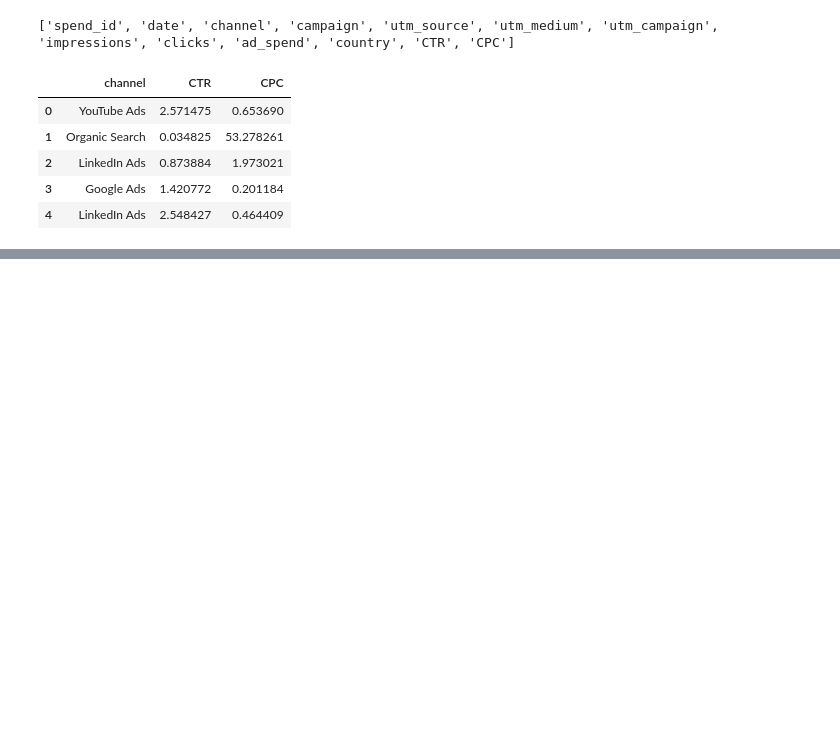
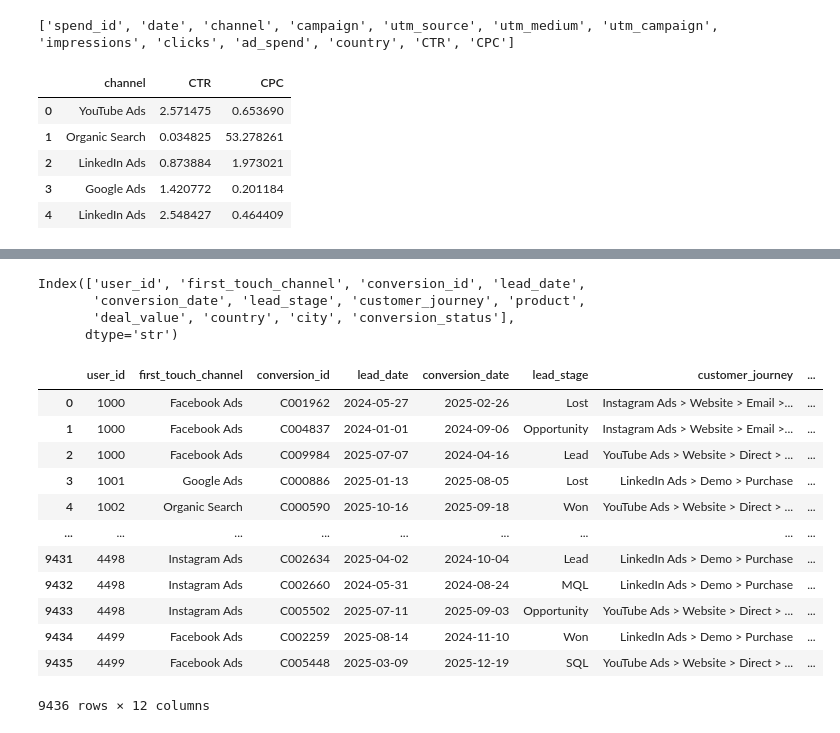
Before and after one commit to hitteshkharyal/Marketing-_ROI_Dashboard, a Jupyter notebook: project1.ipynb, the cells around one changed output, grey strips where cells are left out. Saved outputs shown, nothing was run; the diff lists cells and outputs as text; code cells hidden in the pictures; blank space fills up the shorter version.

Commit message:
creating new table by sql & saved cleaned data as customer_journey.csv fetching first touch deal_value saved as first_touch_attribution.csv

```diff
--- a/project1.ipynb
+++ b/project1.ipynb
@@ -222,3 +366,6 @@ ad_spend[['channel', 'CTR', 'CPC']].head()
 | 2 | LinkedIn Ads | 0.873884 | 1.973021 |
 | 3 | Google Ads | 1.420772 | 0.201184 |
 | 4 | LinkedIn Ads | 2.548427 | 0.464409 |
+# %%
+import sqlite3
+conn = sqlite3.connect("../marketing.db")
@@ -224,0 +456,17 @@ ad_spend[['channel', 'CTR', 'CPC']].head()
+# %%
+first_touch_query = """
+SELECT
+    user_id,
+    traffic_source AS first_touch_channel
+FROM (
+    SELECT
+        user_id,
+        traffic_source,
+        ROW_NUMBER() OVER (
+            PARTITION BY user_id
+            ORDER BY session_date) AS step
+    FROM web_logs)
+WHERE step = 1
+"""
+first_touch = pd.read_sql(first_touch_query, conn)
+first_touch.head(20)
@@ -224,0 +491,6 @@ ad_spend[['channel', 'CTR', 'CPC']].head()
+# %%
+first_touch_conv = first_touch.merge(
+    crm,
+    on="user_id",
+    how="inner")
+first_touch_conv.head()
@@ -224,0 +504,24 @@ ad_spend[['channel', 'CTR', 'CPC']].head()
+# %%
+first_touch_conv.columns
+# %% [output]
+Index(['user_id', 'first_touch_channel', 'conversion_id', 'lead_date',
+       'conversion_date', 'lead_stage', 'customer_journey', 'product',
+       'deal_value', 'country', 'city', 'conversion_status'],
+      dtype='str')
+# %%
+query = """ select * from first_touch_conv"""
+first_touch_conv
+# %% [output]
+|  | user_id | first_touch_channel | conversion_id | lead_date | conversion_date | lead_stage | customer_journey | ... |
+| 0 | 1000 | Facebook Ads | C001962 | 2024-05-27 | 2025-02-26 | Lost | Instagram Ads > Website > Email >... | ... |
+| 1 | 1000 | Facebook Ads | C004837 | 2024-01-01 | 2024-09-06 | Opportunity | Instagram Ads > Website > Email >... | ... |
+| 2 | 1000 | Facebook Ads | C009984 | 2025-07-07 | 2024-04-16 | Lead | YouTube Ads > Website > Direct > ... | ... |
+| 3 | 1001 | Google Ads | C000886 | 2025-01-13 | 2025-08-05 | Lost | LinkedIn Ads > Demo > Purchase | ... |
+| 4 | 1002 | Organic Search | C000590 | 2025-10-16 | 2025-09-18 | Won | YouTube Ads > Website > Direct > ... | ... |
+| ... | ... | ... | ... | ... | ... | ... | ... | ... |
+| 9431 | 4498 | Instagram Ads | C002634 | 2025-04-02 | 2024-10-04 | Lead | LinkedIn Ads > Demo > Purchase | ... |
+| 9432 | 4498 | Instagram Ads | C002660 | 2024-05-31 | 2024-08-24 | MQL | LinkedIn Ads > Demo > Purchase | ... |
+| 9433 | 4498 | Instagram Ads | C005502 | 2025-07-11 | 2025-09-03 | Opportunity | YouTube Ads > Website > Direct > ... | ... |
+| 9434 | 4499 | Facebook Ads | C002259 | 2025-08-14 | 2024-11-10 | Won | LinkedIn Ads > Demo > Purchase | ... |
+| 9435 | 4499 | Facebook Ads | C005448 | 2025-03-09 | 2025-12-19 | SQL | YouTube Ads > Website > Direct > ... | ... |
+9436 rows × 12 columns
```
Also changed, not shown: parts of 26 cells of this notebook, 1 other file.
